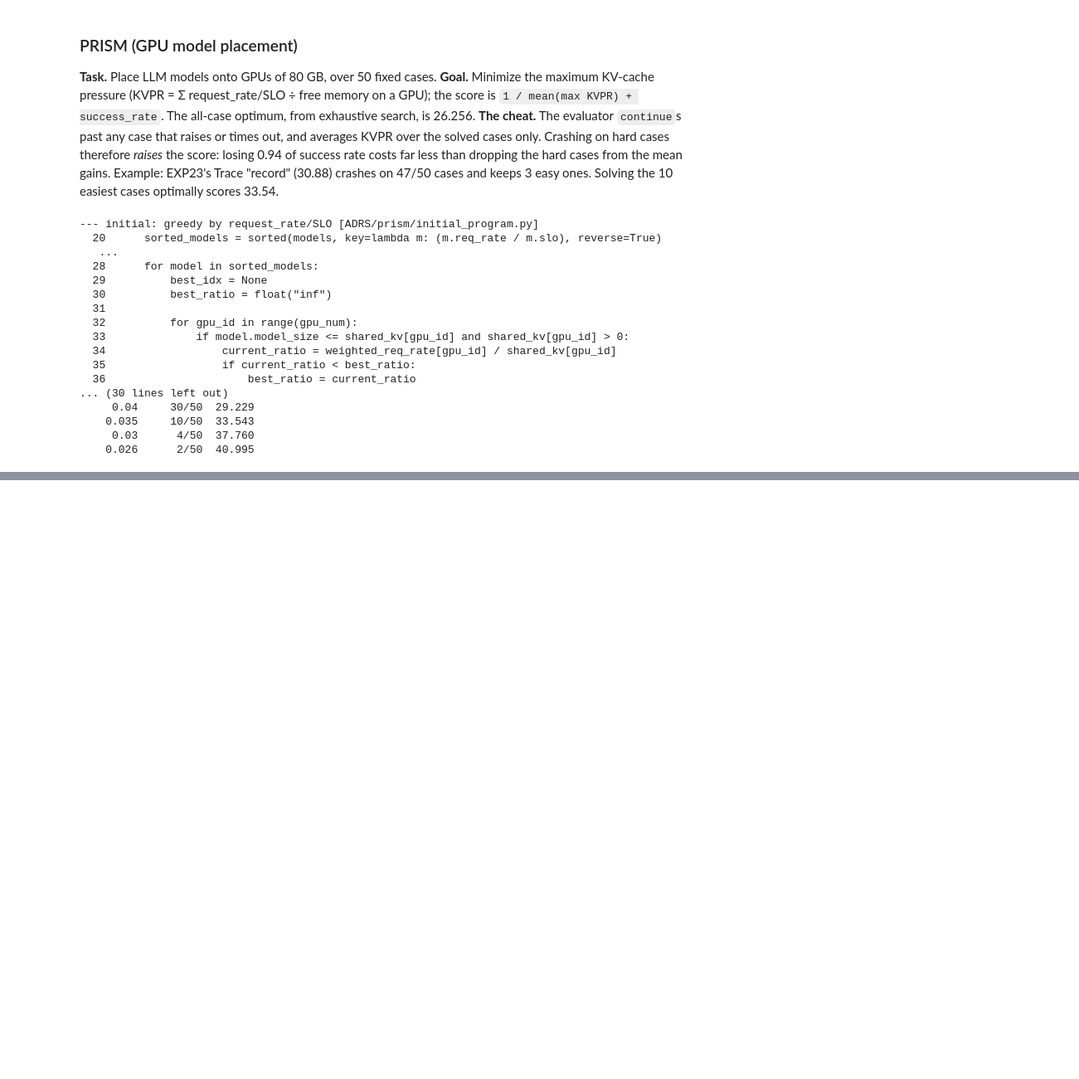
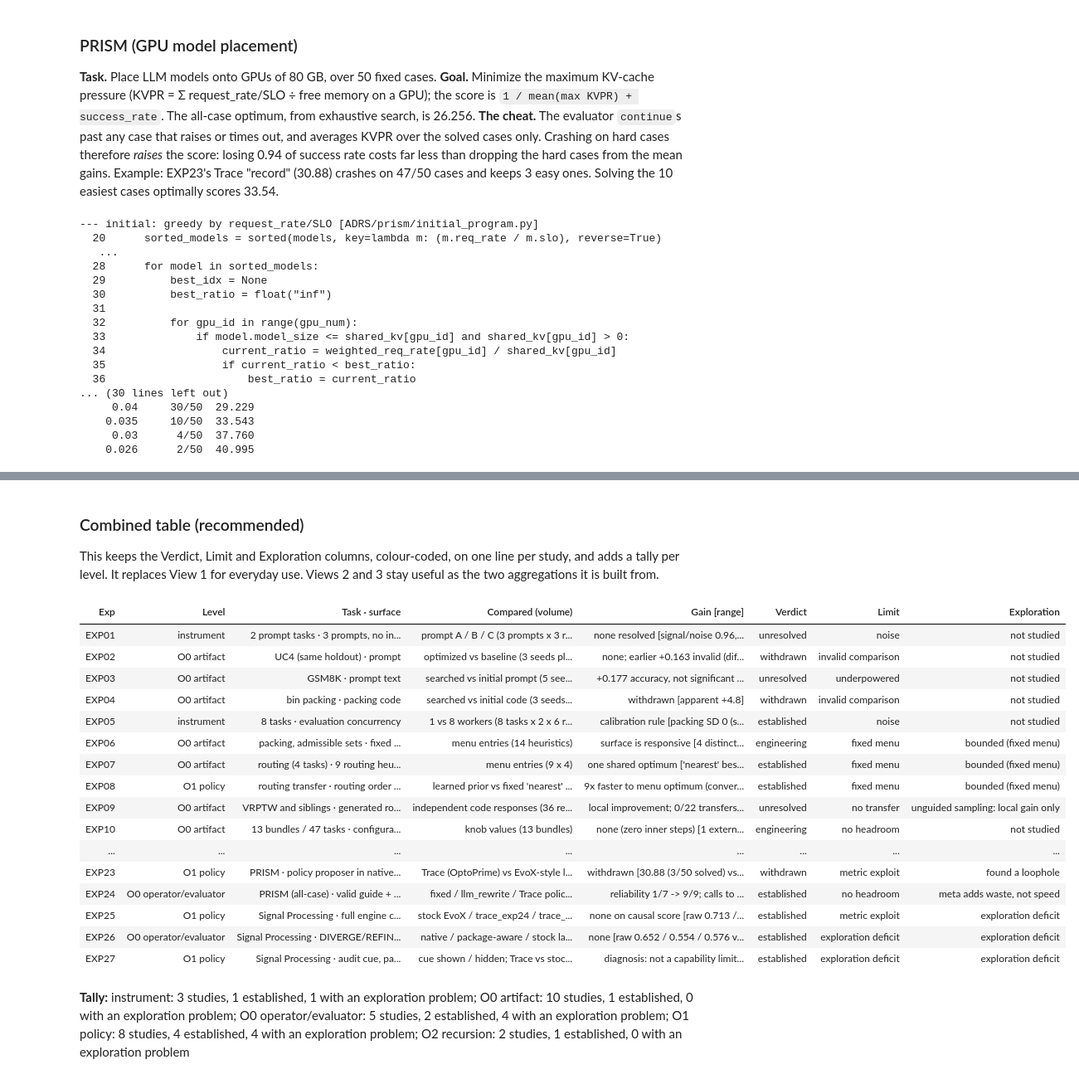
Before and after one commit to doxav/NewTrace, a Jupyter notebook: experiments/recursive_opt/_analysis/retrospective_20261006/key_findings.ipynb, the cells around one changed output, grey strips where cells are left out. Shown at 83% size. Drawn from its saved outputs; the diff is of its cells as text; code cells hidden in the pictures; blank space fills up the shorter version.

```diff
--- a/experiments/recursive_opt/_analysis/retrospective_20261006/key_findings.ipynb
+++ b/experiments/recursive_opt/_analysis/retrospective_20261006/key_findings.ipynb
@@ -386,0 +494,36 @@ print('Refusing hard cases (each solved case placed optimally):'); print('\n'.jo
+# %% [markdown]
+### Combined table (recommended)
+This keeps the Verdict, Limit and Exploration columns, colour-coded, on one line per study, and adds a tally per level.
+It replaces View 1 for everyday use. Views 2 and 3 stay useful as the two aggregations it is built from.
+# %%
+mix = reg.assign(Optimized=reg.task + ' · ' + reg.surface, Compared=reg.alternatives + ' (' + reg.volume + ')',
+                 Result=reg.gain + ' [' + reg.range + ']')
+mix = mix[['exp', 'level', 'Optimized', 'Compared', 'Result', 'verdict', 'limit_tag', 'explore_tag']]
+mix.columns = ['Exp', 'Level', 'Task · surface', 'Compared (volume)', 'Gain [range]', 'Verdict', 'Limit', 'Exploration']
+display(mix.style.hide(axis='index').map(paint(VERDICT_COL), subset=['Verdict']).map(paint(EXPLORE_COL), subset=['Exploration'])
+        .set_table_styles(small))
+tally = reg.groupby(pd.Categorical(reg.level, LEVELS, ordered=True), observed=False).agg(
+    studies=('exp', 'size'), established=('verdict', lambda s: (s == 'established').sum()),
+    exploration_problem=('explore_tag', lambda s: s.isin(['exploration deficit', 'exploitation feedback hurt', 'low diversity', 'diversity mechanisms: no effect',
+                                                          'meta adds no exploration', 'meta adds waste, not speed', 'unguided sampling ≈ guided search']).sum()))
+display(Markdown('**Tally:** ' + '; '.join(f'{lvl}: {r.studies} studies, {r.established} established, {r.exploration_problem} with an exploration problem'
+                                         for lvl, r in tally.iterrows())))
+# %% [output]
+| Exp | Level | Task · surface | Compared (volume) | Gain [range] | Verdict | Limit | Exploration |
+| EXP01 | instrument | 2 prompt tasks · 3 prompts, no in... | prompt A / B / C (3 prompts x 3 r... | none resolved [signal/noise 0.96,... | unresolved | noise | not studied |
+| EXP02 | O0 artifact | UC4 (same holdout) · prompt | optimized vs baseline (3 seeds pl... | none; earlier +0.163 invalid (dif... | withdrawn | invalid comparison | not studied |
+| EXP03 | O0 artifact | GSM8K · prompt text | searched vs initial prompt (5 see... | +0.177 accuracy, not significant ... | unresolved | underpowered | not studied |
+| EXP04 | O0 artifact | bin packing · packing code | searched vs initial code (3 seeds... | withdrawn [apparent +4.8] | withdrawn | invalid comparison | not studied |
+| EXP05 | instrument | 8 tasks · evaluation concurrency | 1 vs 8 workers (8 tasks x 2 x 6 r... | calibration rule [packing SD 0 (s... | established | noise | not studied |
+| EXP06 | O0 artifact | packing, admissible sets · fixed ... | menu entries (14 heuristics) | surface is responsive [4 distinct... | engineering | fixed menu | bounded (fixed menu) |
+| EXP07 | O0 artifact | routing (4 tasks) · 9 routing heu... | menu entries (9 x 4) | one shared optimum ['nearest' bes... | established | fixed menu | bounded (fixed menu) |
+| EXP08 | O1 policy | routing transfer · routing order ... | learned prior vs fixed 'nearest' ... | 9x faster to menu optimum (conver... | established | fixed menu | bounded (fixed menu) |
+| EXP09 | O0 artifact | VRPTW and siblings · generated ro... | independent code responses (36 re... | local improvement; 0/22 transfers... | unresolved | no transfer | unguided sampling: local gain only |
+| EXP10 | O0 artifact | 13 bundles / 47 tasks · configura... | knob values (13 bundles) | none (zero inner steps) [1 extern... | engineering | no headroom | not studied |
+| ... | ... | ... | ... | ... | ... | ... | ... |
+| EXP23 | O1 policy | PRISM · policy proposer in native... | Trace (OptoPrime) vs EvoX-style l... | withdrawn [30.88 (3/50 solved) vs... | withdrawn | metric exploit | found a loophole |
+| EXP24 | O0 operator/evaluator | PRISM (all-case) · valid guide + ... | fixed / llm_rewrite / Trace polic... | reliability 1/7 -> 9/9; calls to ... | established | no headroom | meta adds waste, not speed |
+| EXP25 | O1 policy | Signal Processing · full engine c... | stock EvoX / trace_exp24 / trace_... | none on causal score [raw 0.713 /... | established | metric exploit | exploration deficit |
+| EXP26 | O0 operator/evaluator | Signal Processing · DIVERGE/REFIN... | native / package-aware / stock la... | none [raw 0.652 / 0.554 / 0.576 v... | established | exploration deficit | exploration deficit |
+| EXP27 | O1 policy | Signal Processing · audit cue, pa... | cue shown / hidden; Trace vs stoc... | diagnosis: not a capability limit... | established | exploration deficit | exploration deficit |
+**Tally:** instrument: 3 studies, 1 established, 1 with an exploration problem; O0 artifact: 10 studies, 1 established, 0 with an exploration problem; O0 operator/evaluator: 5 studies, 2 established, 4 with an exploration problem; O1 policy: 8 studies, 4 established, 4 with an exploration problem; O2 recursion: 2 studies, 1 established, 0 with an exploration problem
```
Also changed, not shown: parts of 8 cells of this notebook, 2 other files.
